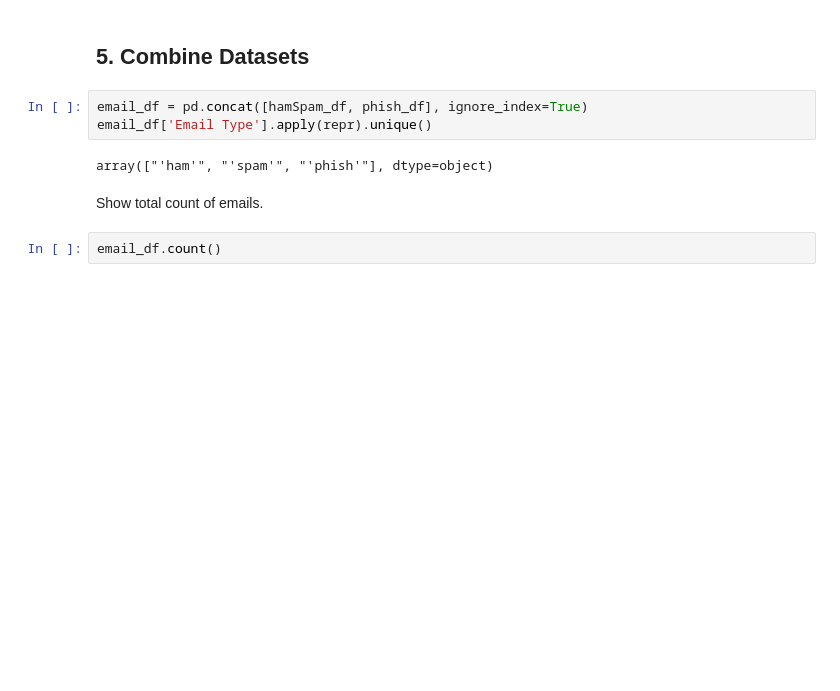
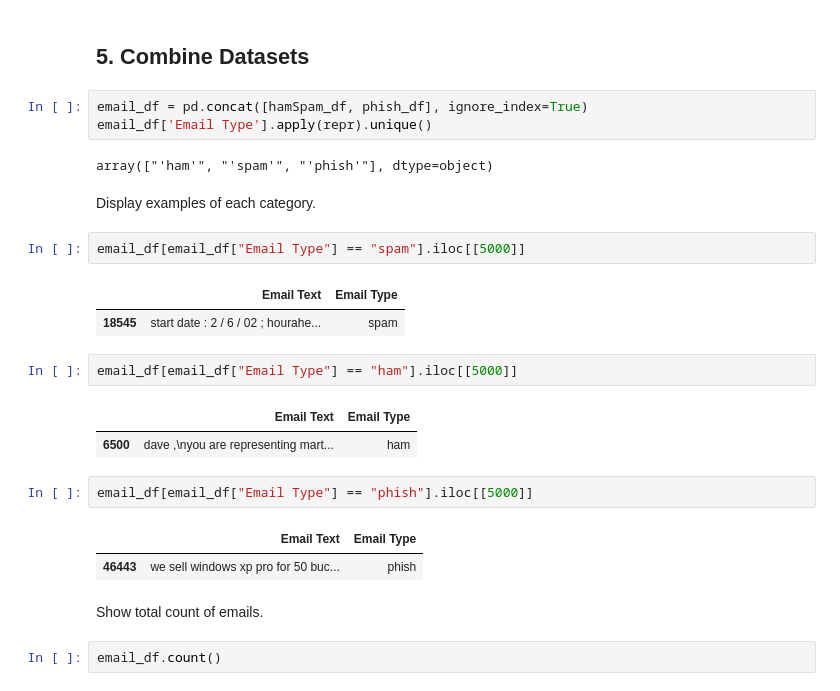
Before and after one commit to Prokope45/PsyberWatch, a Jupyter notebook: 2. Data Cleaning.ipynb, the cells around one changed output. Drawn from its saved outputs; the diff is of its cells as text; blank space fills up the shorter version.

```diff
--- a/2. Data Cleaning.ipynb
+++ b/2. Data Cleaning.ipynb
@@ -83,6 +83,23 @@ email_df = pd.concat([hamSpam_df, phish_df], ignore_index=True)
 email_df['Email Type'].apply(repr).unique()
 # %% [output]
 array(["'ham'", "'spam'", "'phish'"], dtype=object)
+# %% [markdown]
+Display examples of each category.
+# %%
+email_df[email_df["Email Type"] == "spam"].iloc[[5000]]
+# %% [output]
+|  | Email Text | Email Type |
+| 18545 | start date : 2 / 6 / 02 ; hourahe... | spam |
+# %%
+email_df[email_df["Email Type"] == "ham"].iloc[[5000]]
+# %% [output]
+|  | Email Text | Email Type |
+| 6500 | dave ,\nyou are representing mart... | ham |
+# %%
+email_df[email_df["Email Type"] == "phish"].iloc[[5000]]
+# %% [output]
+|  | Email Text | Email Type |
+| 46443 | we sell windows xp pro for 50 buc... | phish |
 # %% [markdown]
 Show total count of emails.
 # %%
```
Also changed, not shown: parts of 1 cell of this notebook, 7 other files.
